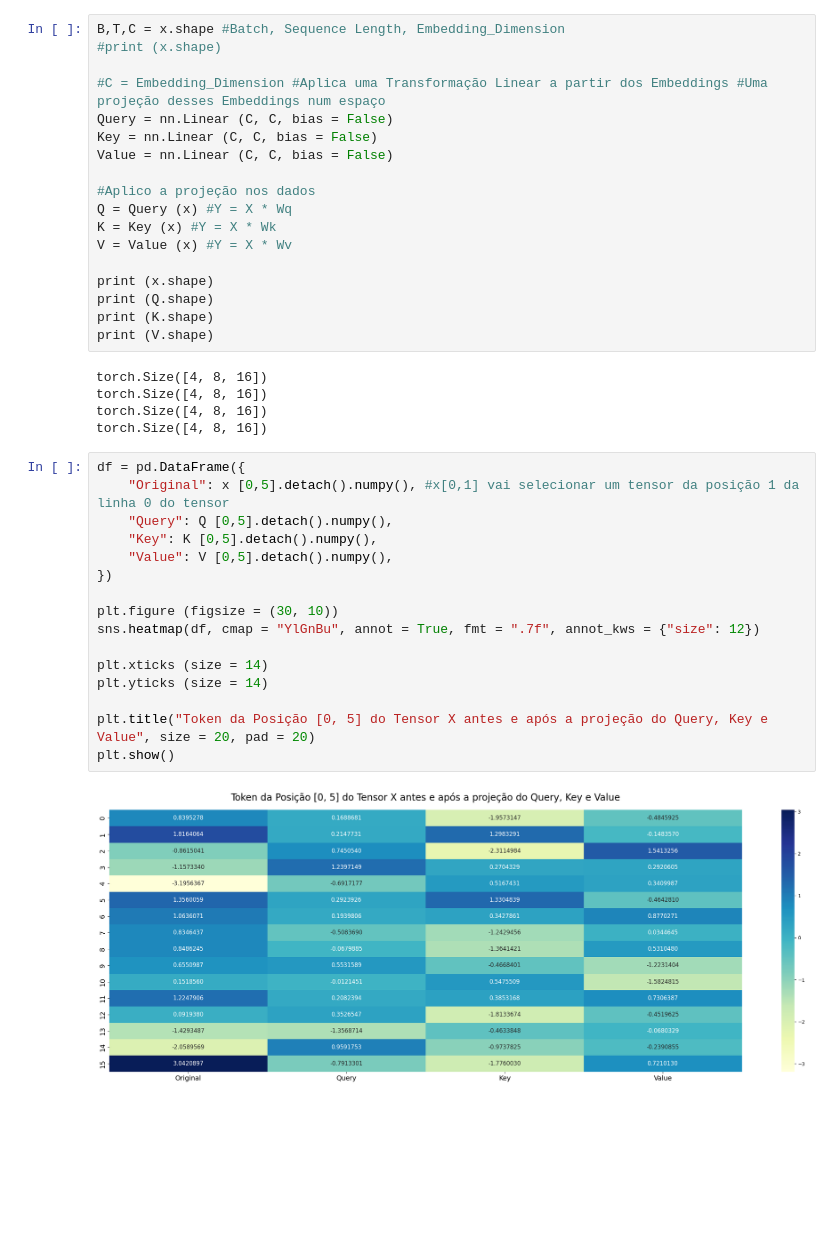
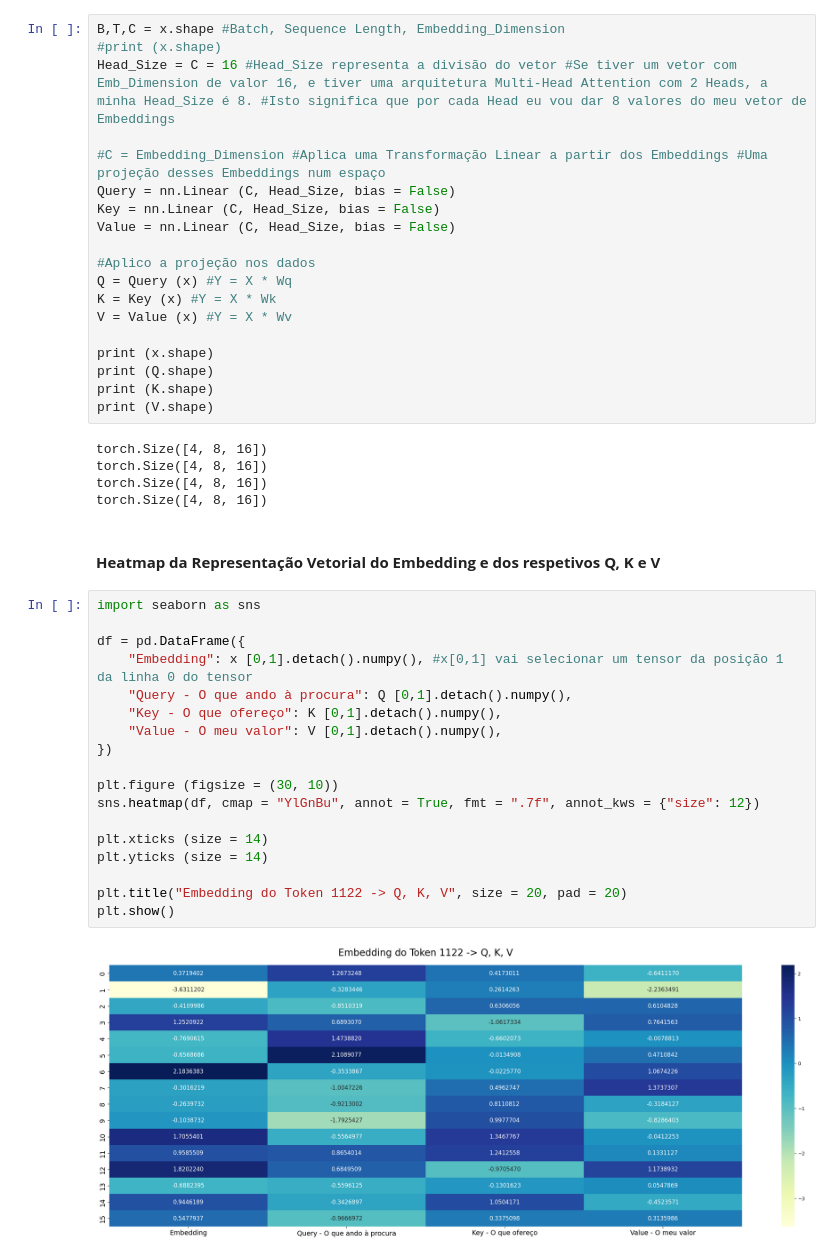
Before and after one commit to Eliezer-Carvalho/Tiny-GPT, a Jupyter notebook: tiny_transformer.ipynb, the cells around one changed output. Saved outputs shown, nothing was run; the diff lists cells and outputs as text; blank space fills up the shorter version.

```diff
--- a/tiny_transformer.ipynb
+++ b/tiny_transformer.ipynb
@@ -365,11 +394,12 @@ Esses pesos são depois aplicados aos <b> Values </b> para produzir a saída fin
 # %%
 B,T,C = x.shape #Batch, Sequence Length, Embedding_Dimension
 #print (x.shape)
+Head_Size = C = 16 #Head_Size representa a divisão do vetor #Se tiver um vetor com Emb_Dimension de valor 16, e tiver uma arquitetura Multi-Head Attention com 2 Heads, a minha Head_Size é 8. #Isto significa que por cada Head eu vou dar 8 valores do meu vetor de Embeddings
 
 #C = Embedding_Dimension #Aplica uma Transformação Linear a partir dos Embeddings #Uma projeção desses Embeddings num espaço
-Query = nn.Linear (C, C, bias = False)
-Key = nn.Linear (C, C, bias = False)
-Value = nn.Linear (C, C, bias = False)
+Query = nn.Linear (C, Head_Size, bias = False)
+Key = nn.Linear (C, Head_Size, bias = False)
+Value = nn.Linear (C, Head_Size, bias = False)
 
 #Aplico a projeção nos dados
 Q = Query (x) #Y = X * Wq
@@ -385,21 +415,25 @@ torch.Size([4, 8, 16])
 torch.Size([4, 8, 16])
 torch.Size([4, 8, 16])
 torch.Size([4, 8, 16])
+# %% [markdown]
+#### **Heatmap da Representação Vetorial do Embedding e dos respetivos Q, K e V**
 # %%
+import seaborn as sns
+
 df = pd.DataFrame({
-    "Original": x [0,5].detach().numpy(), #x[0,1] vai selecionar um tensor da posição 1 da linha 0 do tensor
-    "Query": Q [0,5].detach().numpy(),
-    "Key": K [0,5].detach().numpy(),
-    "Value": V [0,5].detach().numpy(),
+    "Embedding": x [0,1].detach().numpy(), #x[0,1] vai selecionar um tensor da posição 1 da linha 0 do tensor
+    "Query - O que ando à procura": Q [0,1].detach().numpy(),
+    "Key - O que ofereço": K [0,1].detach().numpy(),
+    "Value - O meu valor": V [0,1].detach().numpy(),
 })
 
 plt.figure (figsize = (30, 10))
 sns.heatmap(df, cmap = "YlGnBu", annot = True, fmt = ".7f", annot_kws = {"size": 12})
 
 plt.xticks (size = 14)
 plt.yticks (size = 14)
 
-plt.title("Token da Posição [0, 5] do Tensor X antes e após a projeção do Query, Key e Value", size = 20, pad = 20)
+plt.title("Embedding do Token 1122 -> Q, K, V", size = 20, pad = 20)
 plt.show()
 # %% [output]
-[figure, old version]
+[figure, new version]
```
Also changed, not shown: parts of 18 cells of this notebook.
